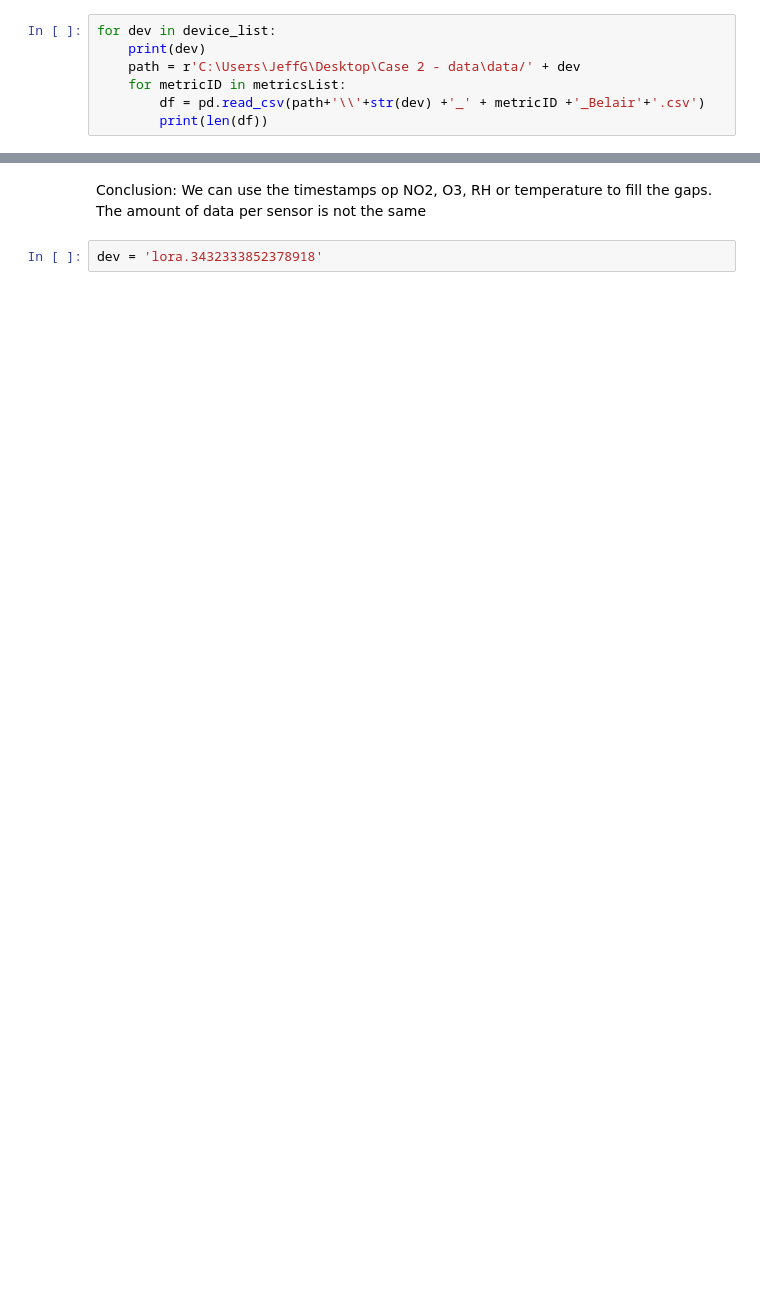
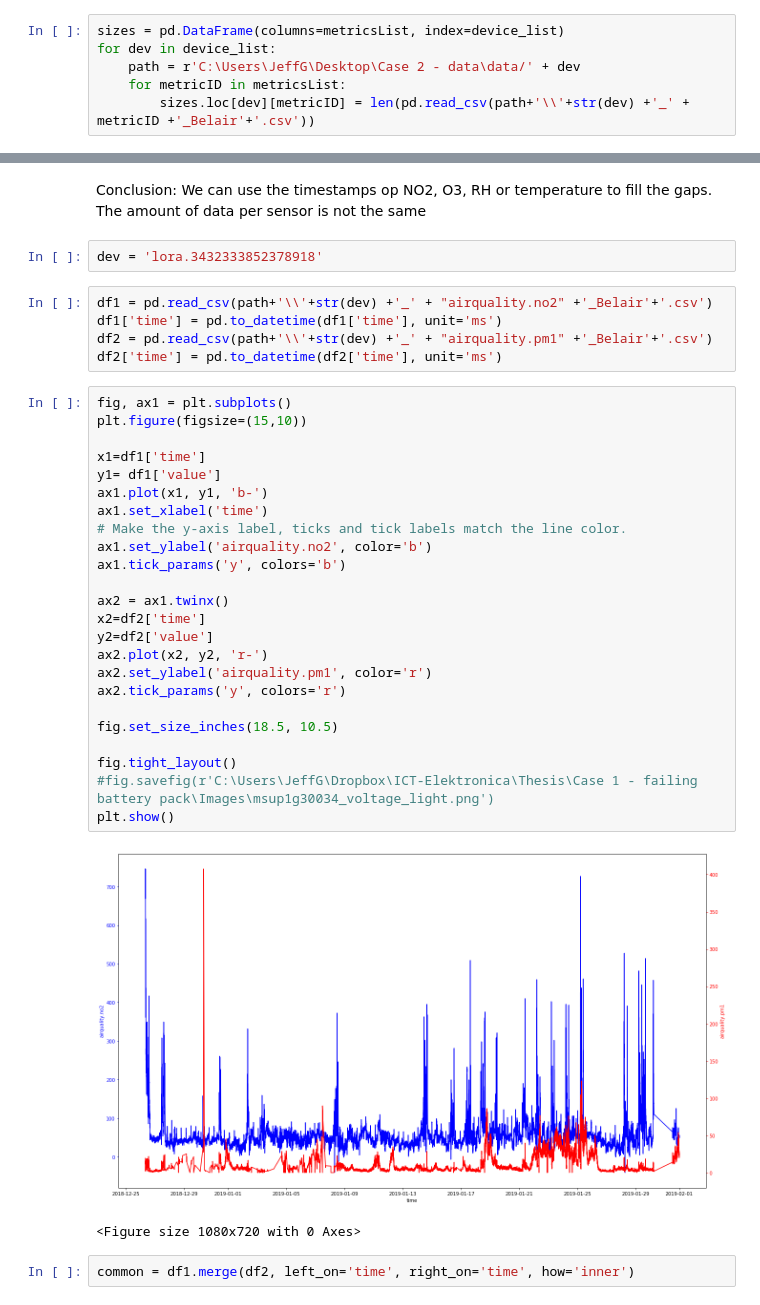
Before and after one commit to jeffgeudens/Thesis, a Jupyter notebook: Case 2 - Bel-Air/Belair - Data Collection Air quality sensor.ipynb, the cells around one changed output, grey strips where cells are left out. Cells and saved outputs as stored; diff of their text form; blank space fills up the shorter version.

```diff
--- a/Case 2 - Bel-Air/Belair - Data Collection Air quality sensor.ipynb
+++ b/Case 2 - Bel-Air/Belair - Data Collection Air quality sensor.ipynb
@@ -139,9 +139,8 @@ lora.343233385F377C18_airquality.pm25
 lora.343233385F377C18_environment.relativehumidity
 lora.343233385F377C18_environment.temperature
 # %%
+sizes = pd.DataFrame(columns=metricsList, index=device_list)
 for dev in device_list:
-    print(dev)
     path = r'C:\Users\JeffG\Desktop\Case 2 - data\data/' + dev
     for metricID in metricsList:
-        df = pd.read_csv(path+'\\'+str(dev) +'_' + metricID +'_Belair'+'.csv')
-        print(len(df))
+        sizes.loc[dev][metricID] = len(pd.read_csv(path+'\\'+str(dev) +'_' + metricID +'_Belair'+'.csv'))
@@ -169,3 +170,37 @@ We can use the timestamps op NO2, O3, RH or temperature to fill the gaps.
 The amount of data per sensor is not the same
 # %%
 dev = 'lora.3432333852378918'
+# %%
+df1 = pd.read_csv(path+'\\'+str(dev) +'_' + "airquality.no2" +'_Belair'+'.csv')
+df1['time'] = pd.to_datetime(df1['time'], unit='ms')
+df2 = pd.read_csv(path+'\\'+str(dev) +'_' + "airquality.pm1" +'_Belair'+'.csv')
+df2['time'] = pd.to_datetime(df2['time'], unit='ms')
+# %%
+fig, ax1 = plt.subplots()
+plt.figure(figsize=(15,10))
+
+x1=df1['time']
+y1= df1['value']
+ax1.plot(x1, y1, 'b-')
+ax1.set_xlabel('time')
+# Make the y-axis label, ticks and tick labels match the line color.
+ax1.set_ylabel('airquality.no2', color='b')
+ax1.tick_params('y', colors='b')
+
+ax2 = ax1.twinx()
+x2=df2['time']
+y2=df2['value']
+ax2.plot(x2, y2, 'r-')
+ax2.set_ylabel('airquality.pm1', color='r')
+ax2.tick_params('y', colors='r')
+
+fig.set_size_inches(18.5, 10.5)
+
+fig.tight_layout()
+#fig.savefig(r'C:\Users\JeffG\Dropbox\ICT-Elektronica\Thesis\Case 1 - failing battery pack\Images\msup1g30034_voltage_light.png')
+plt.show()
+# %% [output]
+[figure, added]
+<Figure size 1080x720 with 0 Axes>
+# %%
+common = df1.merge(df2, left_on='time', right_on='time', how='inner')
```
Also changed, not shown: parts of 3 cells of this notebook, 7 other files.
